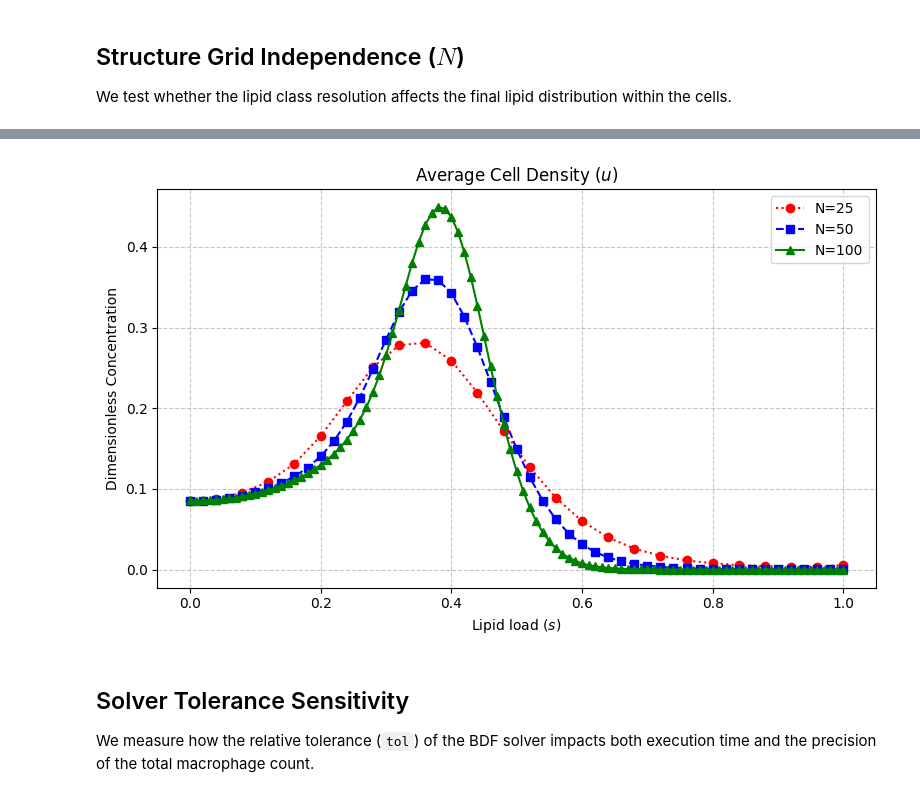
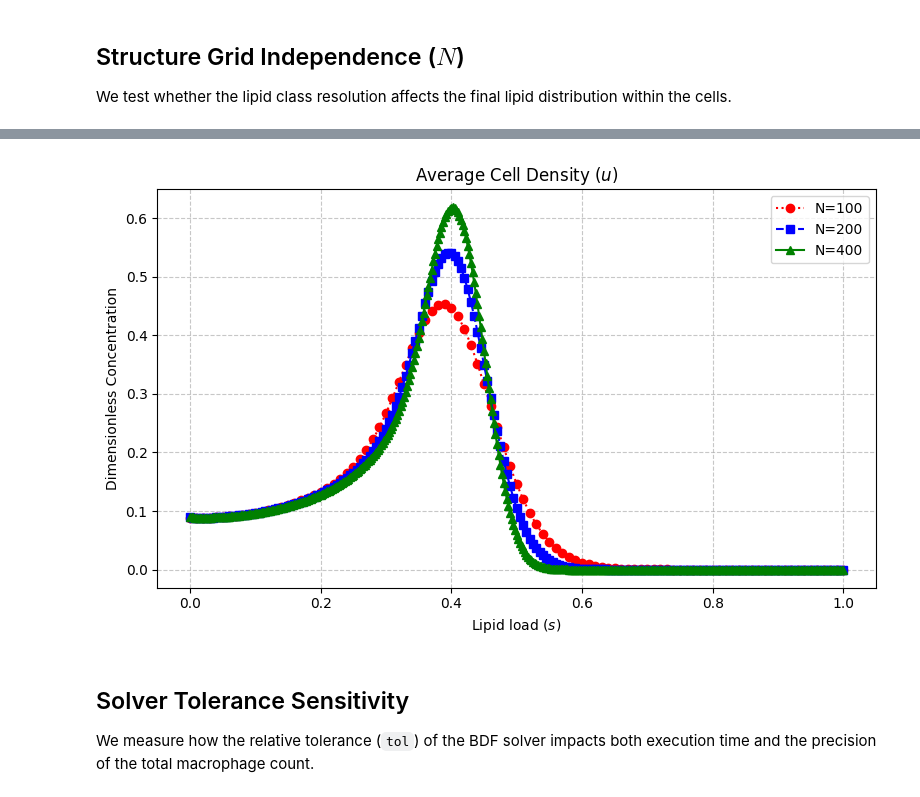
Before and after one commit to eleonoraagostinelli/VolumeFilling-Multiscale-Model, a Jupyter notebook: convergence_and_sensitivity_tests.ipynb, the cells around one changed output, grey strips where cells are left out. Saved outputs shown, nothing was run; the diff lists cells and outputs as text; code cells hidden in the pictures.

Commit message:
Increased values of N for grid indepedence check

```diff
--- a/convergence_and_sensitivity_tests.ipynb
+++ b/convergence_and_sensitivity_tests.ipynb
@@ -126,32 +125,32 @@ KeyboardInterrupt:
 # %%
 # Plot the Structure Profiles Side-by-Side (WITH MARKERS)
 plt.figure(figsize=(8, 5))
 
-colors = {25: 'red', 50: 'blue', 100: 'green'}
-line_styles = {25: ':', 50: '--', 100: '-'}
-markers = {25: 'o', 50: 's', 100: '^'}  # Circle, Square, Triangle
+colors = {N_values[0]: 'red', N_values[1]: 'blue', N_values[2]: 'green'}
+line_styles = {N_values[0]: ':', N_values[1]: '--', N_values[2]: '-'}
+markers = {N_values[0]: 'o', N_values[1]: 's', N_values[2]: '^'}  # Circle, Square, Triangle
 
 for N in N_values:
     s = np.linspace(0, 1.0, N + 1)
 
     u_profile = structural_results[N]["average_cell_density"][-1, :]
 
     # Added marker and markersize to each plot
     plt.plot(s, N * u_profile, label=f'N={N}',
                  color=colors[N], linestyle=line_styles[N], linewidth=1.5,
                  marker=markers[N], markersize=6)
 
 
 # Format the plots
 plt.title("Average Cell Density ($u$)")
 plt.ylabel("Dimensionless Concentration")
 plt.xlabel("Lipid load ($s$)")
 plt.legend()
 plt.grid(True, linestyle='--', alpha=0.7)
 plt.tight_layout()
 plt.show()
 # %% [output]
-[figure, old version]
+[figure, new version]
 # %% [markdown]
 ## Solver Tolerance Sensitivity
 We measure how the relative tolerance (`tol`) of the BDF solver impacts both execution time and the precision of the total macrophage count.
```
Also changed, not shown: parts of 1 cell of this notebook.
